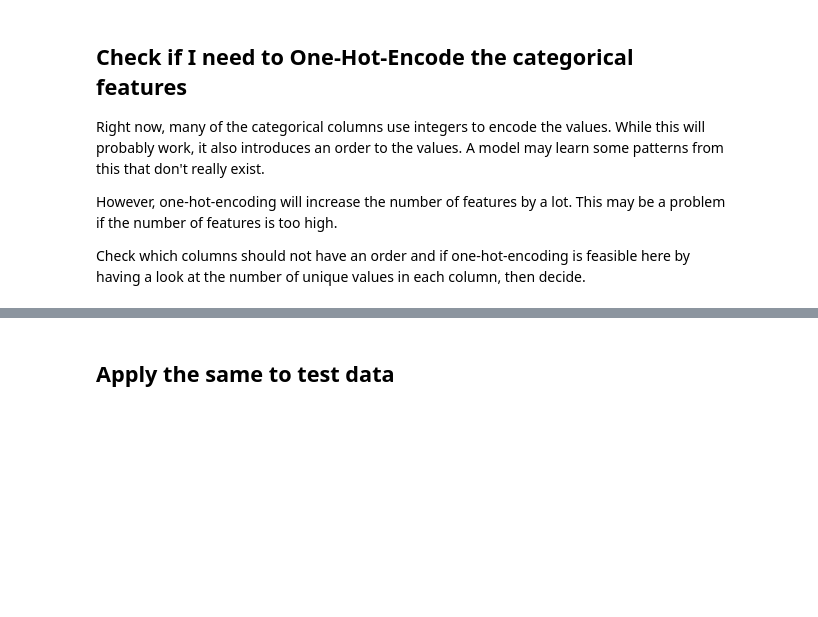
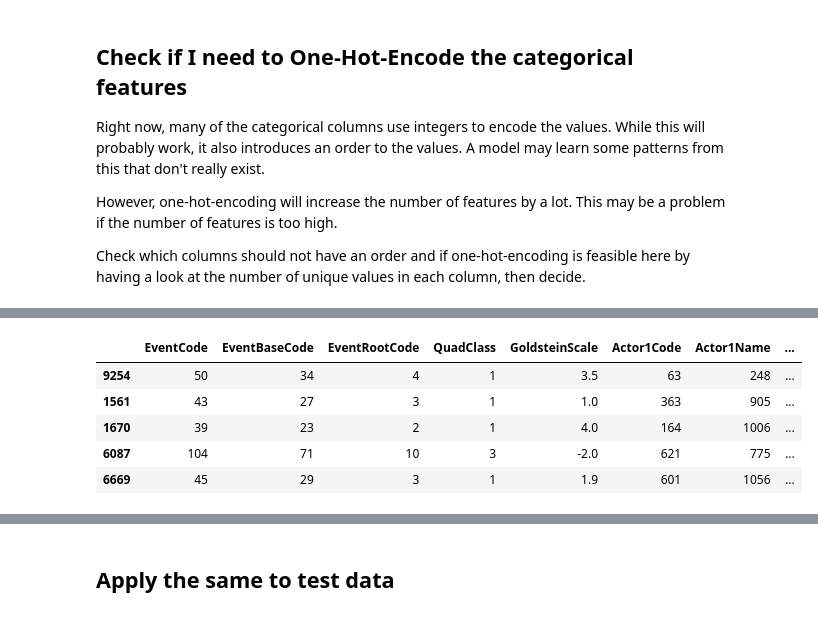
Before and after one commit to fabianjkrueger/gdelt-newsimpact, a Jupyter notebook: notebooks/get_and_explore_data.ipynb, the cells around one changed output, grey strips where cells are left out. Drawn from its saved outputs; the diff is of its cells as text; code cells hidden in the pictures; blank space fills up the shorter version.

```diff
--- a/notebooks/get_and_explore_data.ipynb
+++ b/notebooks/get_and_explore_data.ipynb
@@ -553,0 +595,28 @@ unique values in each column, then decide.
+# %%
+# list the categorical columns
+categorical_cols = [
+    'EventCode',
+    'EventBaseCode',
+    'EventRootCode',
+    'Actor1Code',
+    'Actor1Name',
+    'Actor2Code',
+    'Actor2Name',
+    'ActionGeo_CountryCode',
+    'ActionGeo_ADM1Code',
+    'ActionGeo_FeatureID'
+]
+
+# convert to categorical dtype and encode as integers
+for col in categorical_cols:
+    train_df[col] = train_df[col].astype('category').cat.codes
+
+# check the result
+train_df.head()
+# %% [output]
+|  | EventCode | EventBaseCode | EventRootCode | QuadClass | GoldsteinScale | Actor1Code | Actor1Name | ... |
+| 9254 | 50 | 34 | 4 | 1 | 3.5 | 63 | 248 | ... |
+| 1561 | 43 | 27 | 3 | 1 | 1.0 | 363 | 905 | ... |
+| 1670 | 39 | 23 | 2 | 1 | 4.0 | 164 | 1006 | ... |
+| 6087 | 104 | 71 | 10 | 3 | -2.0 | 621 | 775 | ... |
+| 6669 | 45 | 29 | 3 | 1 | 1.9 | 601 | 1056 | ... |
```
Also changed, not shown: parts of 15 cells of this notebook.
